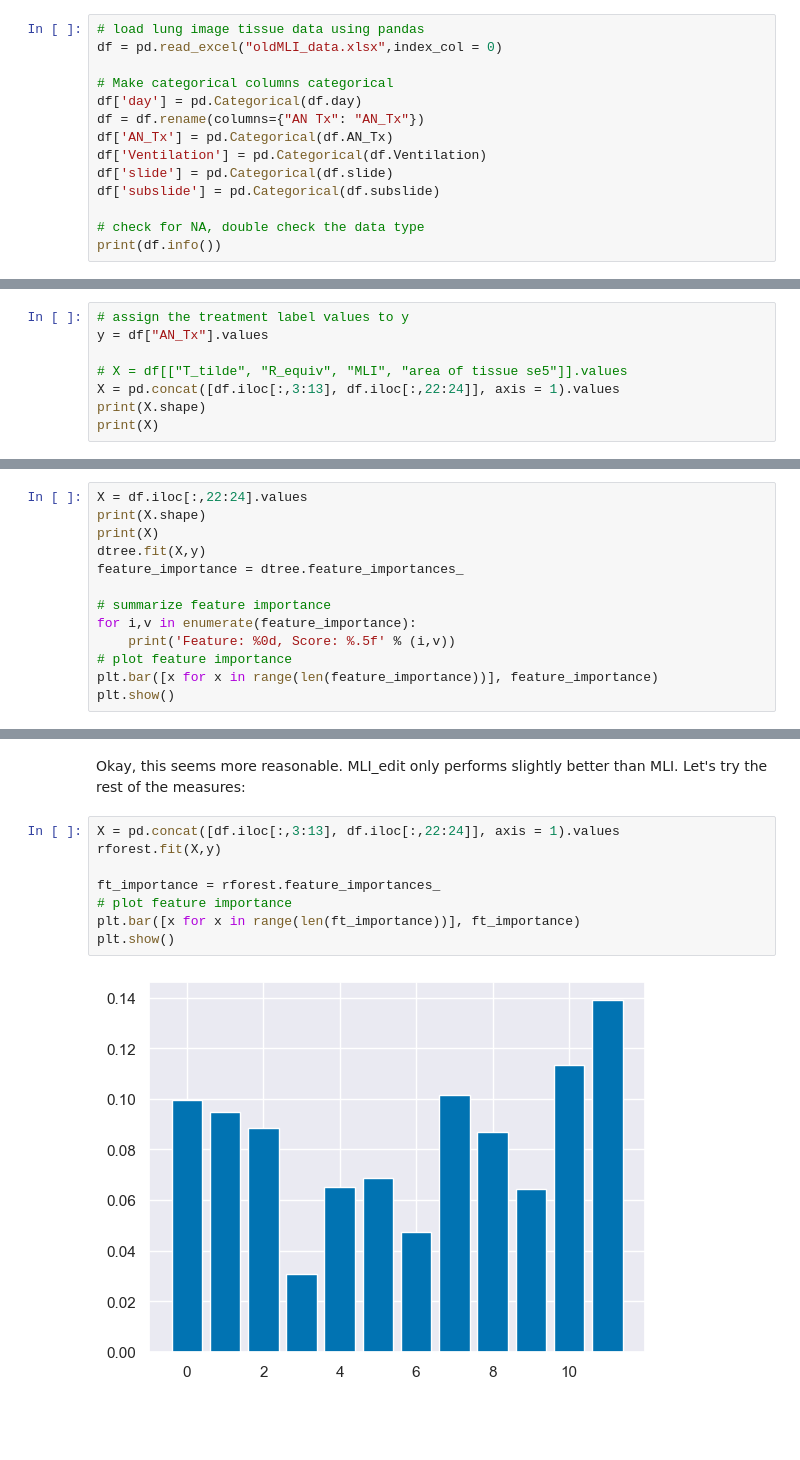
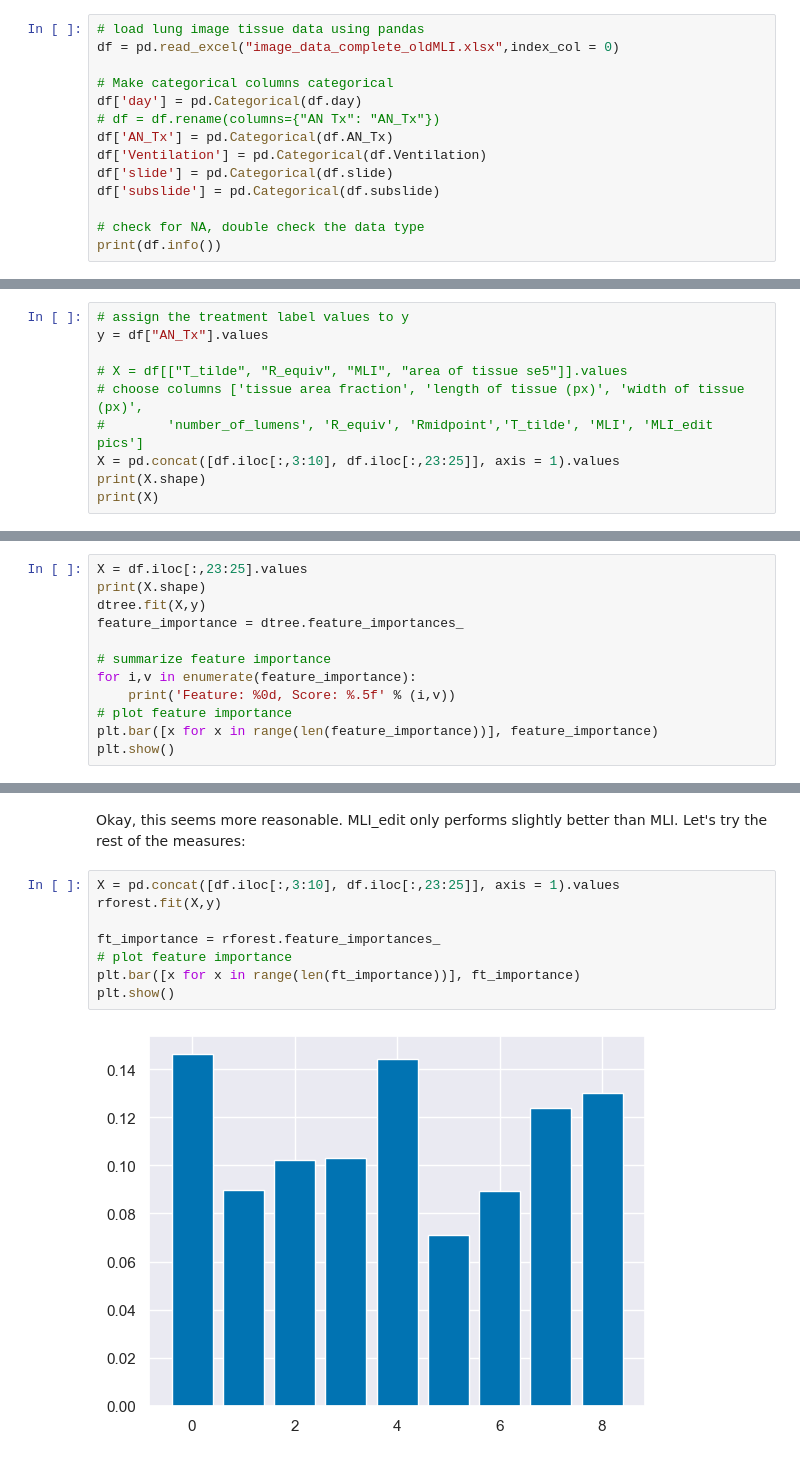
Before and after one commit to gsiraji/Minimal-Lung-Model, a Jupyter notebook: Image_Analysis/Lung_Feature_Ranking.ipynb, the cells around one changed output, grey strips where cells are left out. Cells and saved outputs as stored; diff of their text form; blank space fills up the shorter version.

Commit message:
corrected the lumens - updated tables

```diff
--- a/Image_Analysis/Lung_Feature_Ranking.ipynb
+++ b/Image_Analysis/Lung_Feature_Ranking.ipynb
@@ -27,11 +27,11 @@ from sklearn.tree import DecisionTreeClassifier
 Load Images and Image Data
 # %%
 # load lung image tissue data using pandas
-df = pd.read_excel("oldMLI_data.xlsx",index_col = 0)
+df = pd.read_excel("image_data_complete_oldMLI.xlsx",index_col = 0)
 
 # Make categorical columns categorical
 df['day'] = pd.Categorical(df.day)
-df = df.rename(columns={"AN Tx": "AN_Tx"})
+# df = df.rename(columns={"AN Tx": "AN_Tx"})
 df['AN_Tx'] = pd.Categorical(df.AN_Tx)
 df['Ventilation'] = pd.Categorical(df.Ventilation)
 df['slide'] = pd.Categorical(df.slide)
@@ -130,7 +130,9 @@ First, we split the data into train and test. I would like to have an evaluation
 y = df["AN_Tx"].values
 
 # X = df[["T_tilde", "R_equiv", "MLI", "area of tissue se5"]].values
-X = pd.concat([df.iloc[:,3:13], df.iloc[:,22:24]], axis = 1).values
+# choose columns ['tissue area fraction', 'length of tissue (px)', 'width of tissue (px)',
+#        'number_of_lumens', 'R_equiv', 'Rmidpoint','T_tilde', 'MLI', 'MLI_edit pics']
+X = pd.concat([df.iloc[:,3:10], df.iloc[:,23:25]], axis = 1).values
 print(X.shape)
 print(X)
 # %% [output]
@@ -199,7 +201,6 @@ Feature: 11, Score: 0.19028
 # %%
-X = df.iloc[:,22:24].values
+X = df.iloc[:,23:25].values
 print(X.shape)
-print(X)
 dtree.fit(X,y)
 feature_importance = dtree.feature_importances_
 
@@ -257,12 +244,12 @@ Feature: 1, Score: 0.50345
 # %% [markdown]
 Okay, this seems more reasonable. MLI_edit only performs slightly better than MLI. Let's try the rest of the measures:
 # %%
-X = pd.concat([df.iloc[:,3:13], df.iloc[:,22:24]], axis = 1).values
+X = pd.concat([df.iloc[:,3:10], df.iloc[:,23:25]], axis = 1).values
 rforest.fit(X,y)
 
 ft_importance = rforest.feature_importances_
 # plot feature importance
 plt.bar([x for x in range(len(ft_importance))], ft_importance)
 plt.show()
 # %% [output]
-[figure, old version]
+[figure, new version]
```
Also changed, not shown: parts of 13 cells of this notebook, 23 other files.
